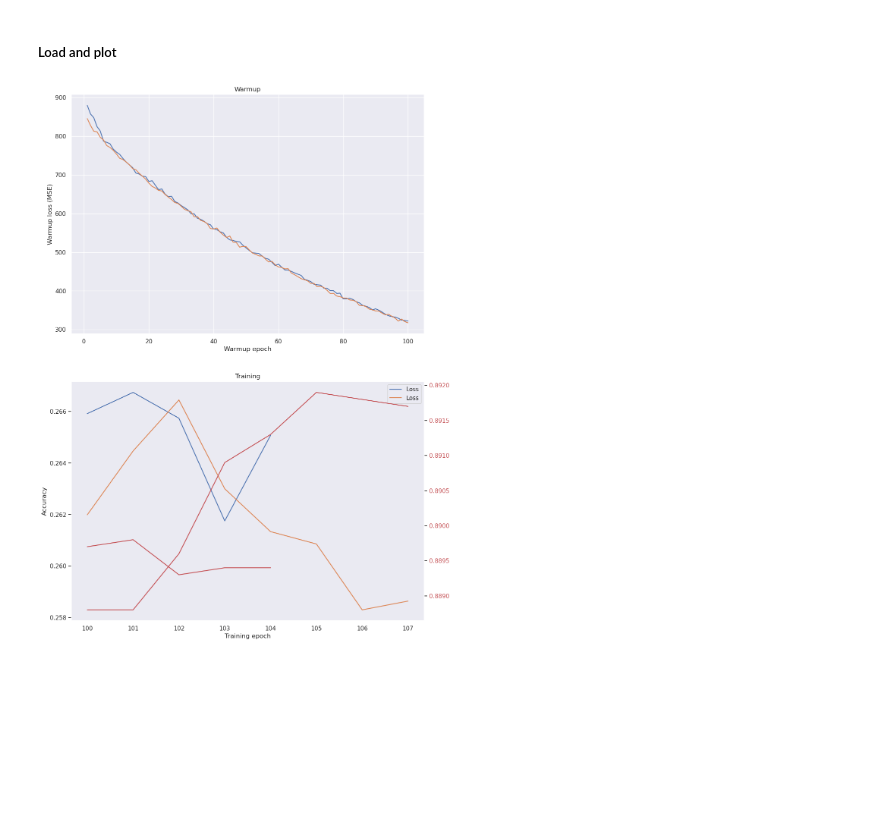
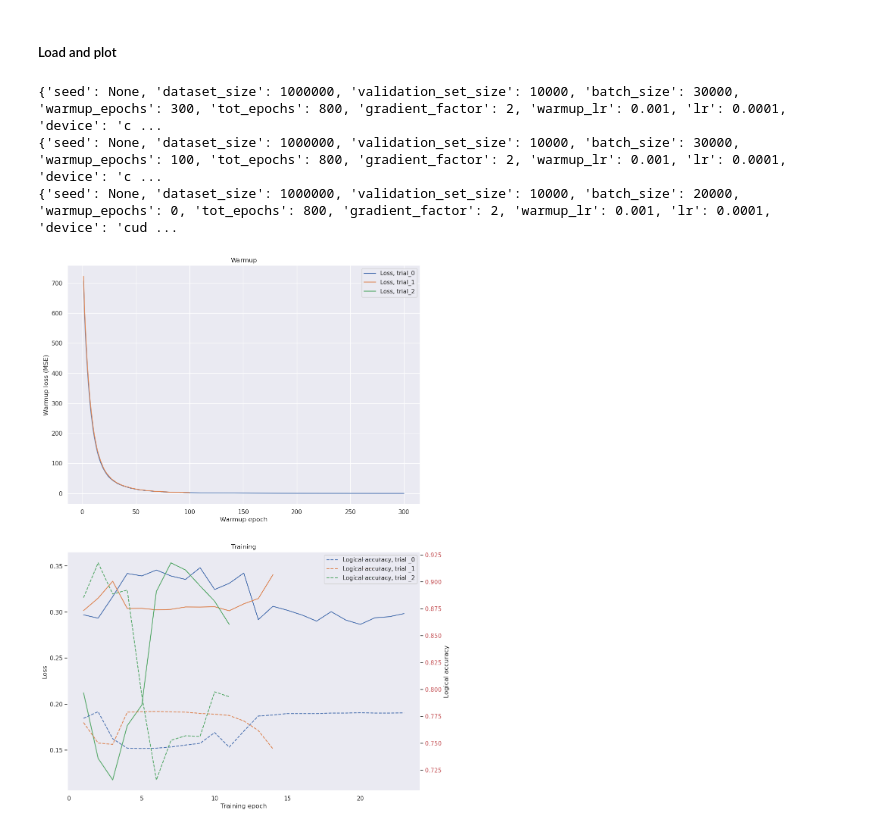
Before and after one commit to ibengtsson/qec_nn_w_mwpm, a Jupyter notebook: notebooks/plot_training.ipynb, the cells around one changed output. Saved outputs shown, nothing was run; the diff lists cells and outputs as text; code cells hidden in the pictures; blank space fills up the shorter version.

Commit message:
fix notebook for plotting

```diff
--- a/notebooks/plot_training.ipynb
+++ b/notebooks/plot_training.ipynb
@@ -14,3 +10,14 @@ paths = [path0, path1]
+# %%
+path0 = Path("../training_outputs/d5_d_t_5_240223-103744.pt")
+path1 = Path("../training_outputs/d5_d_t_5_240223-103813.pt")
+path2 = Path("../training_outputs/d5_d_t_5_240223-135858.pt")
+path3 = Path("../training_outputs/d5_d_t_5_240223-141910.pt")
+path4 = Path("../training_outputs/d5_d_t_5_240223-154928.pt")
+path5 = Path("../training_outputs/d5_d_t_5_240223-170614.pt")
+path6 = Path("../training_outputs/d5_d_t_5_240226-180110.pt")
+path7 = Path("../training_outputs/d5_d_t_5_240227-094415.pt")
+path8 = Path("../training_outputs/d5_d_t_5_240227-151741.pt")
+paths = [path6, path7, path8]
 # %% [markdown]
 ##### Load and plot
 # %%
@@ -18,37 +25,48 @@ fig, ax = plt.subplots(2, 1, figsize=(12, 18))
 
 for i, path in enumerate(paths):
 
     training_data = torch.load(path, map_location="cpu")
     history = training_data["training_history"]
     settings = training_data["training_settings"]
+    print(settings)
 
     train_loss = history["train_loss"]
     val_accuracy = history["val_accuracy"]
     n_epochs = history["epoch"] + 1
 
     if n_epochs > settings["warmup_epochs"]:
         x_warmup = range(1, settings["warmup_epochs"] + 1)
-        ax[0].plot(x_warmup, train_loss[: settings["warmup_epochs"]])
+        ax[0].plot(x_warmup, train_loss[: settings["warmup_epochs"]], label=f"Loss, trial_{i}")
         ax[0].set_ylabel("Warmup loss (MSE)")
         ax[0].set_title("Warmup")
         ax[0].set_xlabel("Warmup epoch")
+        ax[0].legend()
 
-        x = range(settings["warmup_epochs"], n_epochs + 1)
-        ax[1].plot(x, train_loss[settings["warmup_epochs"]:], label="Loss")
+        if settings["warmup_epochs"] == 0:
+            x = range(1, n_epochs + 1)
+        else:
+            x = range(1, n_epochs - settings["warmup_epochs"] + 2)
+        ax[1].plot(x, train_loss[settings["warmup_epochs"]:], label=f"Loss, trial _{i}")
+
 
         if i == 0:
             r_ax = ax[1].twinx()
-        r_ax.plot(x, val_accuracy[settings["warmup_epochs"]:], "r", label="Accuracy")
+        r_ax.plot(x, val_accuracy[settings["warmup_epochs"]:], ls="--", label=f"Logical accuracy, trial _{i}")
+        r_ax.set_ylabel("Logical accuracy")
         r_ax.tick_params(axis='y', labelcolor="r")
         ax[1].set_title("Training")
         ax[1].set_xlabel("Training epoch")
-        ax[1].set_ylabel("Accuracy")
-        ax[1].legend()
+        ax[1].set_ylabel("Loss")
 
         r_ax.grid(False)
         ax[1].grid(False)
+        ax[1].legend()
+        r_ax.legend()
     else:
         x_warmup = range(1, n_epochs + 1)
         ax[0].plot(x_warmup, train_loss[: settings["warmup_epochs"]])
 # %% [output]
+{'seed': None, 'dataset_size': 1000000, 'validation_set_size': 10000, 'batch_size': 30000, 'warmup_epochs': 300, 'tot_epochs': 800, 'gradient_factor': 2, 'warmup_lr': 0.001, 'lr': 0.0001, 'device': 'c ...
+{'seed': None, 'dataset_size': 1000000, 'validation_set_size': 10000, 'batch_size': 30000, 'warmup_epochs': 100, 'tot_epochs': 800, 'gradient_factor': 2, 'warmup_lr': 0.001, 'lr': 0.0001, 'device': 'c ...
+{'seed': None, 'dataset_size': 1000000, 'validation_set_size': 10000, 'batch_size': 20000, 'warmup_epochs': 0, 'tot_epochs': 800, 'gradient_factor': 2, 'warmup_lr': 0.001, 'lr': 0.0001, 'device': 'cud ...
-[figure, old version]
+[figure, new version]
```
Also changed, not shown: parts of 1 cell of this notebook.
